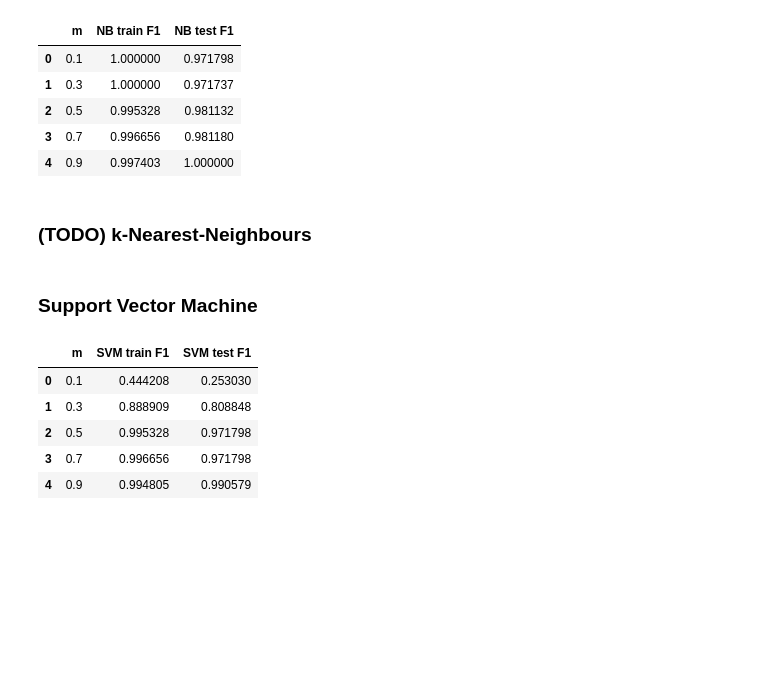
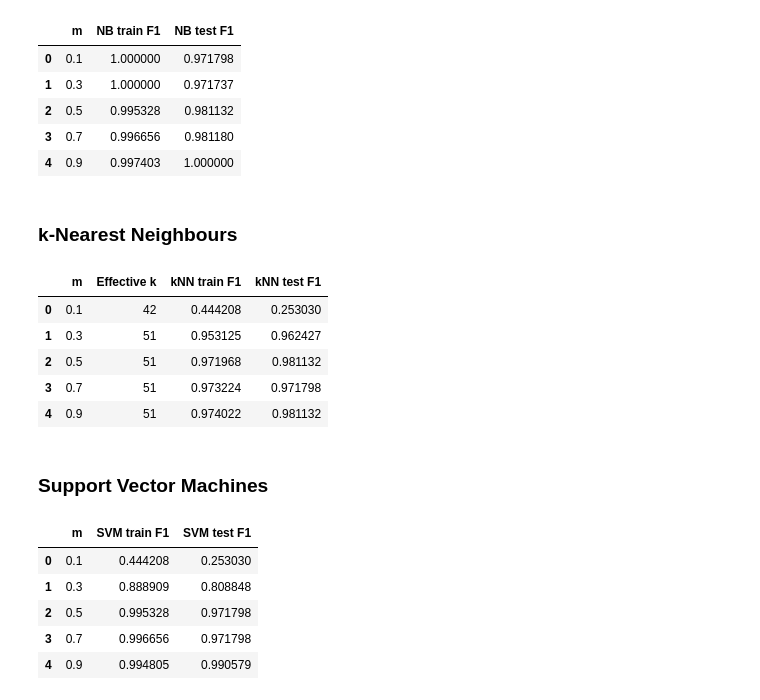
Before and after one commit to WilliamTayNZ/cs361-assignment-3, a Jupyter notebook: A3_Group_27.ipynb, the cells around one changed output. Cells and saved outputs as stored; diff of their text form; code cells hidden in the pictures; blank space fills up the shorter version.

```diff
--- a/A3_Group_27.ipynb
+++ b/A3_Group_27.ipynb
@@ -1356,9 +1287,56 @@ display(nb_training_size_df)
 | 3 | 0.7 | 0.996656 | 0.981180 |
 | 4 | 0.9 | 0.997403 | 1.000000 |
 # %% [markdown]
-### (TODO) k-Nearest-Neighbours
+### k-Nearest Neighbours
+# %%
+knn_train_f1_by_size = []
+knn_test_f1_by_size = []
+
+best_knn_k = best_knn_params["knn__n_neighbors"]
+
+for m in training_proportions:
+    end = int(m * len(y_train))
+
+    X_subset = X_train_counts[:end]
+    y_subset = y_train.iloc[:end] if hasattr(y_train, "iloc") else y_train[:end]
+
+    knn_model = clone(best_knn_model)
+
+    # kNN cannot use more neighbours than the number of training examples in the current subset
+    # So in such a situation we use the largest valid k for that subset
+    effective_k = min(best_knn_k, end)
+    knn_model.set_params(knn__n_neighbors=effective_k)
+
+    knn_model.fit(X_subset, y_subset)
+
+    train_pred = knn_model.predict(X_subset)
+    test_pred = knn_model.predict(X_test_counts)
+
+    knn_train_f1_by_size.append(
+        f1_score(y_subset, train_pred, average="weighted")
+    )
+
+    knn_test_f1_by_size.append(
+        f1_score(y_test, test_pred, average="weighted")
+    )
+
+knn_training_size_df = pd.DataFrame({
+    "m": training_proportions,
+    "Effective k": [min(best_knn_k, int(m * len(y_train))) for m in training_proportions],
+    "kNN train F1": knn_train_f1_by_size,
+    "kNN test F1": knn_test_f1_by_size
+})
+
+display(knn_training_size_df)
+# %% [output]
+|  | m | Effective k | kNN train F1 | kNN test F1 |
+| 0 | 0.1 | 42 | 0.444208 | 0.253030 |
+| 1 | 0.3 | 51 | 0.953125 | 0.962427 |
+| 2 | 0.5 | 51 | 0.971968 | 0.981132 |
+| 3 | 0.7 | 51 | 0.973224 | 0.971798 |
+| 4 | 0.9 | 51 | 0.974022 | 0.981132 |
 # %% [markdown]
-### Support Vector Machine
+### Support Vector Machines
 # %%
 svm_train_f1_by_size, svm_test_f1_by_size = evaluate_training_size_model(
     best_svm_model,
```
Also changed, not shown: parts of 59 cells of this notebook.
